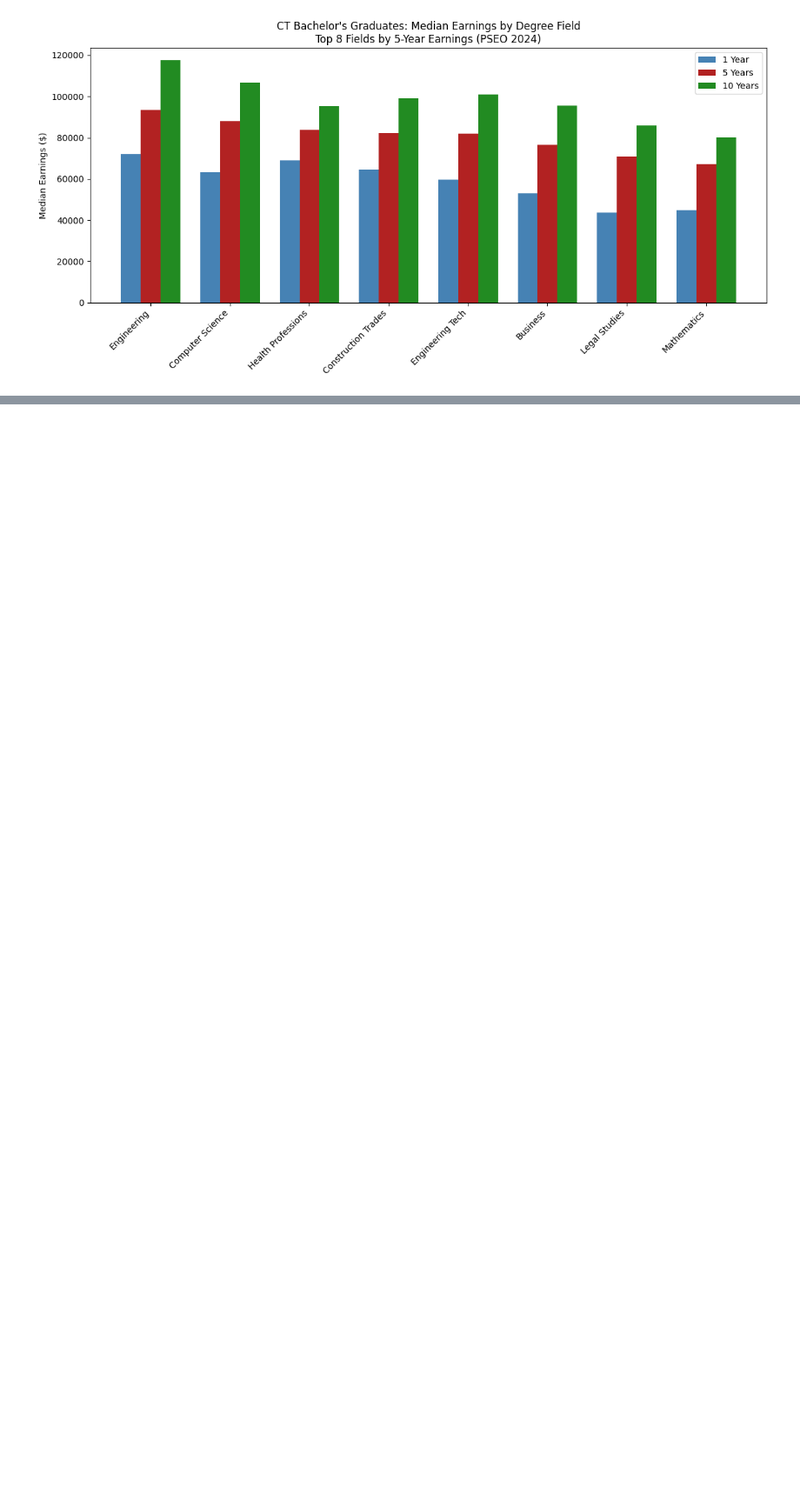
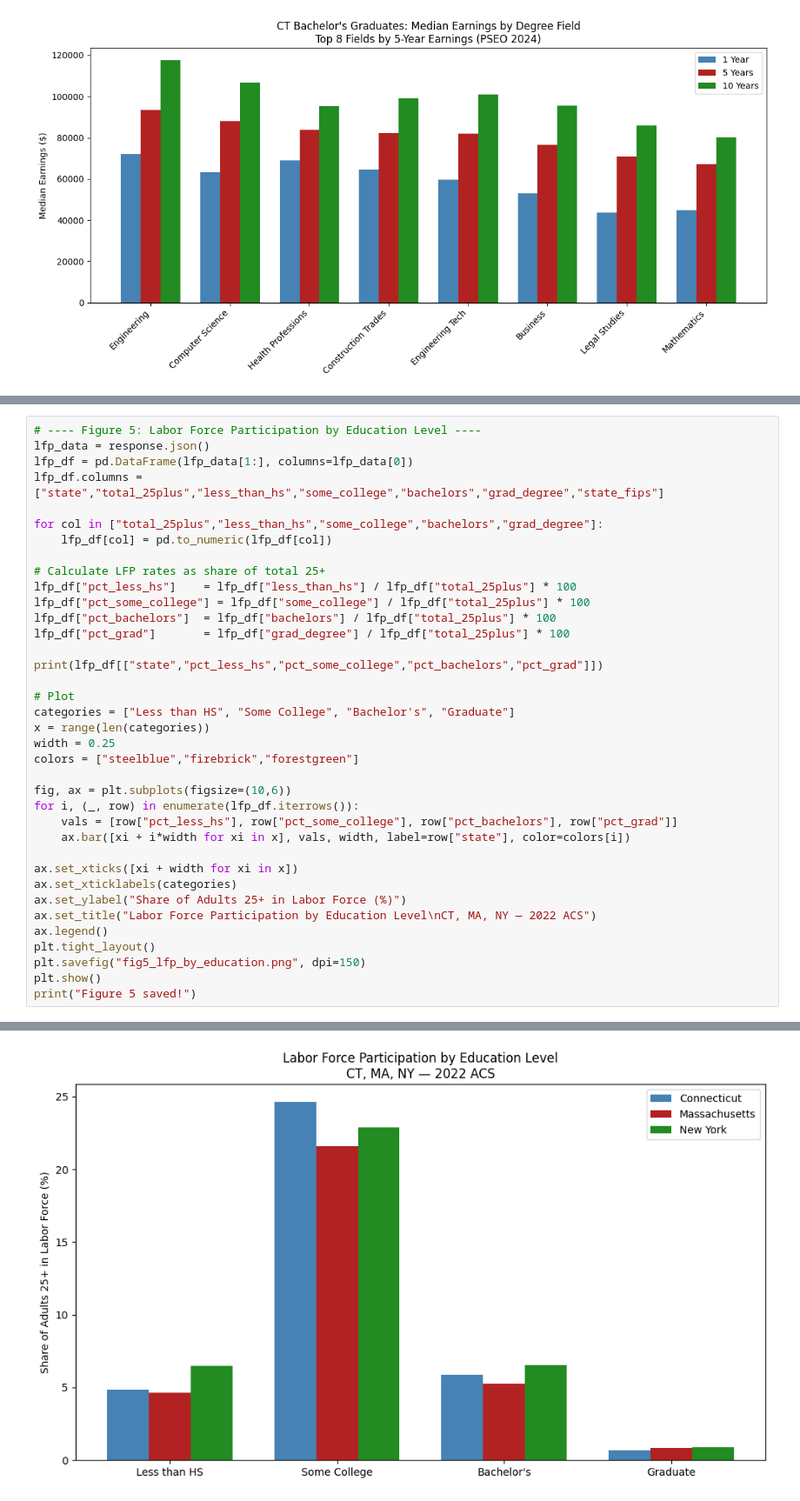
Before and after one commit to randyliu078-bit/qss20-final-project, a Jupyter notebook: code/03_analysis.ipynb, the cells around one changed output, grey strips where cells are left out. Shown at 87% size. Drawn from its saved outputs; the diff is of its cells as text; blank space fills up the shorter version.

```diff
--- a/code/03_analysis.ipynb
+++ b/code/03_analysis.ipynb
@@ -211,0 +402,38 @@ plt.show()
+# %%
+# ---- Figure 5: Labor Force Participation by Education Level ----
+lfp_data = response.json()
+lfp_df = pd.DataFrame(lfp_data[1:], columns=lfp_data[0])
+lfp_df.columns = ["state","total_25plus","less_than_hs","some_college","bachelors","grad_degree","state_fips"]
+
+for col in ["total_25plus","less_than_hs","some_college","bachelors","grad_degree"]:
+    lfp_df[col] = pd.to_numeric(lfp_df[col])
+
+# Calculate LFP rates as share of total 25+
+lfp_df["pct_less_hs"]    = lfp_df["less_than_hs"] / lfp_df["total_25plus"] * 100
+lfp_df["pct_some_college"] = lfp_df["some_college"] / lfp_df["total_25plus"] * 100
+lfp_df["pct_bachelors"]  = lfp_df["bachelors"] / lfp_df["total_25plus"] * 100
+lfp_df["pct_grad"]       = lfp_df["grad_degree"] / lfp_df["total_25plus"] * 100
+
+print(lfp_df[["state","pct_less_hs","pct_some_college","pct_bachelors","pct_grad"]])
+
+# Plot
+categories = ["Less than HS", "Some College", "Bachelor's", "Graduate"]
+x = range(len(categories))
+width = 0.25
+colors = ["steelblue","firebrick","forestgreen"]
+
+fig, ax = plt.subplots(figsize=(10,6))
+for i, (_, row) in enumerate(lfp_df.iterrows()):
+    vals = [row["pct_less_hs"], row["pct_some_college"], row["pct_bachelors"], row["pct_grad"]]
+    ax.bar([xi + i*width for xi in x], vals, width, label=row["state"], color=colors[i])
+
+ax.set_xticks([xi + width for xi in x])
+ax.set_xticklabels(categories)
+ax.set_ylabel("Share of Adults 25+ in Labor Force (%)")
+ax.set_title("Labor Force Participation by Education Level\nCT, MA, NY — 2022 ACS")
+ax.legend()
+plt.tight_layout()
+plt.savefig("fig5_lfp_by_education.png", dpi=150)
+plt.show()
+print("Figure 5 saved!")
+# %% [output]
@@ -211,0 +444 @@ plt.show()
+[figure, added]
```
Also changed, not shown: parts of 22 cells of this notebook.
